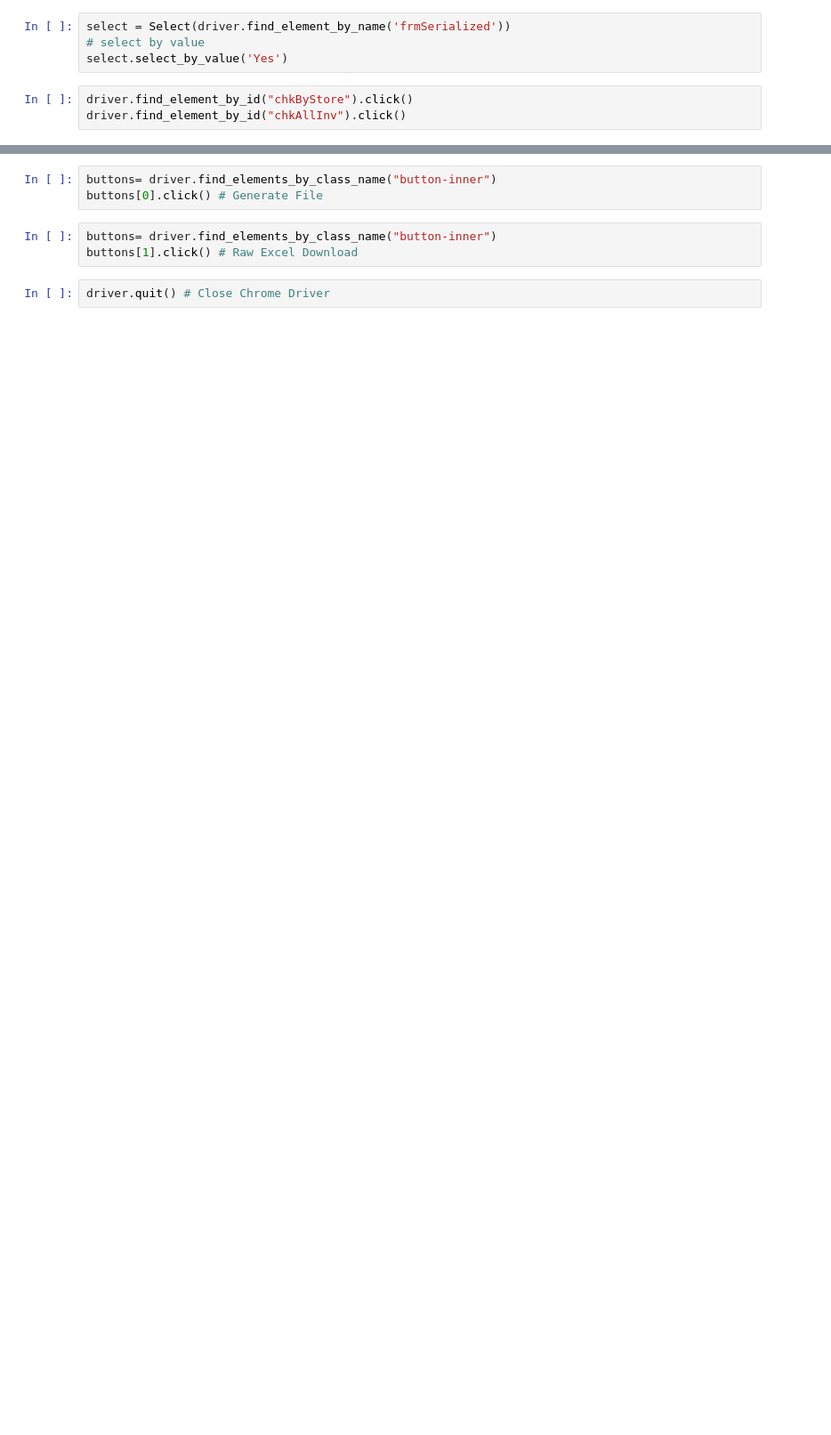
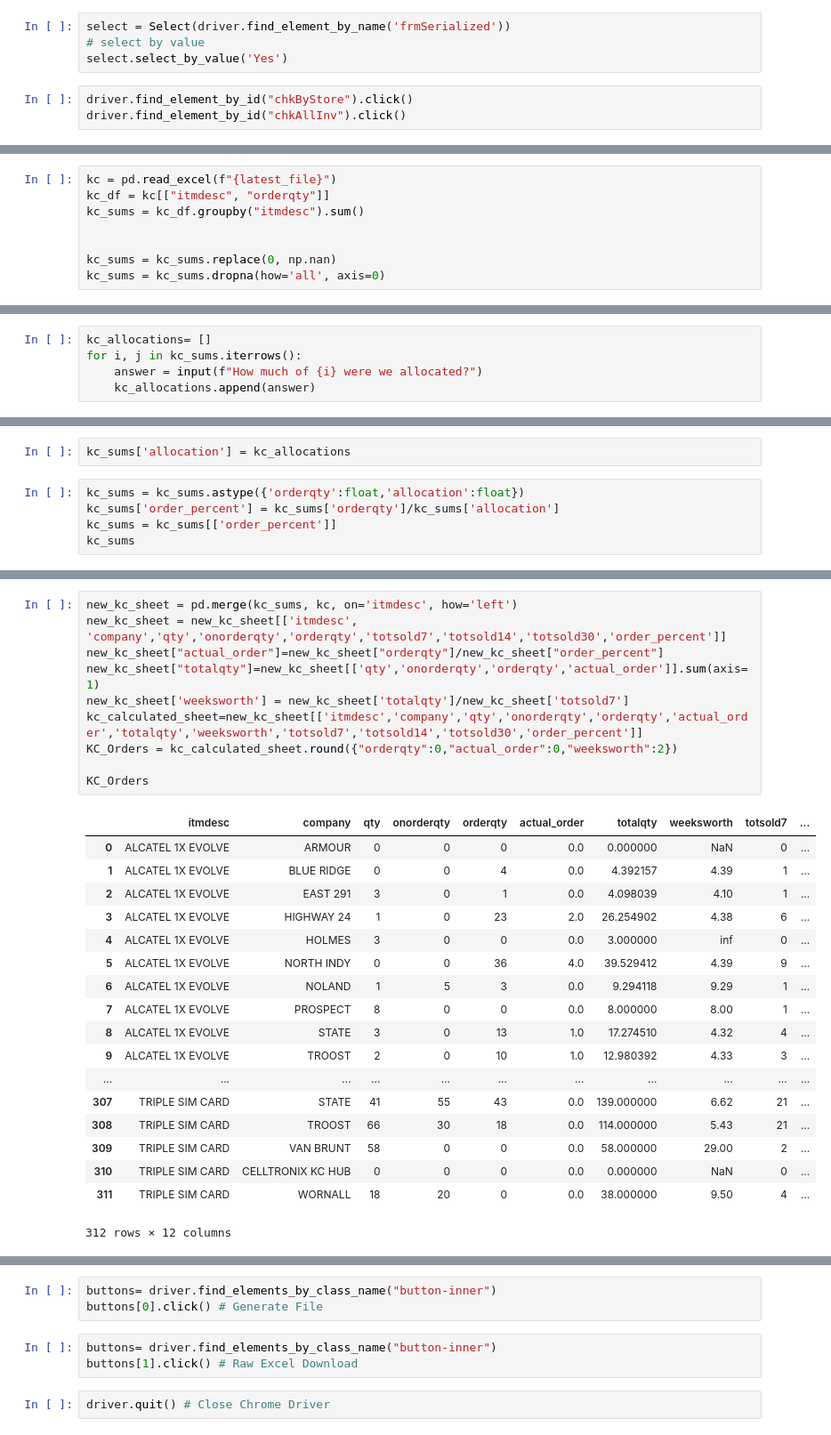
Before and after one commit to alexisophiek/IDOO_OrderSheets, a Jupyter notebook: Orders_WebScrape.ipynb, the cells around one changed output, grey strips where cells are left out. Shown at 89% size. Cells and saved outputs as stored; diff of their text form; blank space fills up the shorter version.

```diff
--- a/Orders_WebScrape.ipynb
+++ b/Orders_WebScrape.ipynb
@@ -64,0 +56,8 @@ buttons
+# %%
+kc = pd.read_excel(f"{latest_file}")
+kc_df = kc[["itmdesc", "orderqty"]]
+kc_sums = kc_df.groupby("itmdesc").sum()
+
+
+kc_sums = kc_sums.replace(0, np.nan)
+kc_sums = kc_sums.dropna(how='all', axis=0)
@@ -64,0 +73,5 @@ buttons
+# %%
+kc_allocations= []
+for i, j in kc_sums.iterrows():
+    answer = input(f"How much of {i} were we allocated?")
+    kc_allocations.append(answer)
@@ -64,0 +106,7 @@ buttons
+# %%
+kc_sums['allocation'] = kc_allocations
+# %%
+kc_sums = kc_sums.astype({'orderqty':float,'allocation':float})
+kc_sums['order_percent'] = kc_sums['orderqty']/kc_sums['allocation']
+kc_sums = kc_sums[['order_percent']]
+kc_sums
@@ -64,0 +132,29 @@ buttons
+# %%
+new_kc_sheet = pd.merge(kc_sums, kc, on='itmdesc', how='left')
+new_kc_sheet = new_kc_sheet[['itmdesc', 'company','qty','onorderqty','orderqty','totsold7','totsold14','totsold30','order_percent']]
+new_kc_sheet["actual_order"]=new_kc_sheet["orderqty"]/new_kc_sheet["order_percent"]
+new_kc_sheet["totalqty"]=new_kc_sheet[['qty','onorderqty','orderqty','actual_order']].sum(axis=1)
+new_kc_sheet['weeksworth'] = new_kc_sheet['totalqty']/new_kc_sheet['totsold7']
+kc_calculated_sheet=new_kc_sheet[['itmdesc','company','qty','onorderqty','orderqty','actual_order','totalqty','weeksworth','totsold7','totsold14','totsold30','order_percent']]
+KC_Orders = kc_calculated_sheet.round({"orderqty":0,"actual_order":0,"weeksworth":2})
+
+KC_Orders
+# %% [output]
+|  | itmdesc | company | qty | onorderqty | orderqty | actual_order | totalqty | weeksworth | totsold7 | ... |
+| 0 | ALCATEL 1X EVOLVE | ARMOUR | 0 | 0 | 0 | 0.0 | 0.000000 | NaN | 0 | ... |
+| 1 | ALCATEL 1X EVOLVE | BLUE RIDGE | 0 | 0 | 4 | 0.0 | 4.392157 | 4.39 | 1 | ... |
+| 2 | ALCATEL 1X EVOLVE | EAST 291 | 3 | 0 | 1 | 0.0 | 4.098039 | 4.10 | 1 | ... |
+| 3 | ALCATEL 1X EVOLVE | HIGHWAY 24 | 1 | 0 | 23 | 2.0 | 26.254902 | 4.38 | 6 | ... |
+| 4 | ALCATEL 1X EVOLVE | HOLMES | 3 | 0 | 0 | 0.0 | 3.000000 | inf | 0 | ... |
+| 5 | ALCATEL 1X EVOLVE | NORTH INDY | 0 | 0 | 36 | 4.0 | 39.529412 | 4.39 | 9 | ... |
+| 6 | ALCATEL 1X EVOLVE | NOLAND | 1 | 5 | 3 | 0.0 | 9.294118 | 9.29 | 1 | ... |
+| 7 | ALCATEL 1X EVOLVE | PROSPECT | 8 | 0 | 0 | 0.0 | 8.000000 | 8.00 | 1 | ... |
+| 8 | ALCATEL 1X EVOLVE | STATE | 3 | 0 | 13 | 1.0 | 17.274510 | 4.32 | 4 | ... |
+| 9 | ALCATEL 1X EVOLVE | TROOST | 2 | 0 | 10 | 1.0 | 12.980392 | 4.33 | 3 | ... |
+| ... | ... | ... | ... | ... | ... | ... | ... | ... | ... | ... |
+| 307 | TRIPLE SIM CARD | STATE | 41 | 55 | 43 | 0.0 | 139.000000 | 6.62 | 21 | ... |
+| 308 | TRIPLE SIM CARD | TROOST | 66 | 30 | 18 | 0.0 | 114.000000 | 5.43 | 21 | ... |
+| 309 | TRIPLE SIM CARD | VAN BRUNT | 58 | 0 | 0 | 0.0 | 58.000000 | 29.00 | 2 | ... |
+| 310 | TRIPLE SIM CARD | CELLTRONIX KC HUB | 0 | 0 | 0 | 0.0 | 0.000000 | NaN | 0 | ... |
+| 311 | TRIPLE SIM CARD | WORNALL | 18 | 20 | 0 | 0.0 | 38.000000 | 9.50 | 4 | ... |
+312 rows × 12 columns
```
Also changed, not shown: parts of 51 cells of this notebook, 5 other files.
